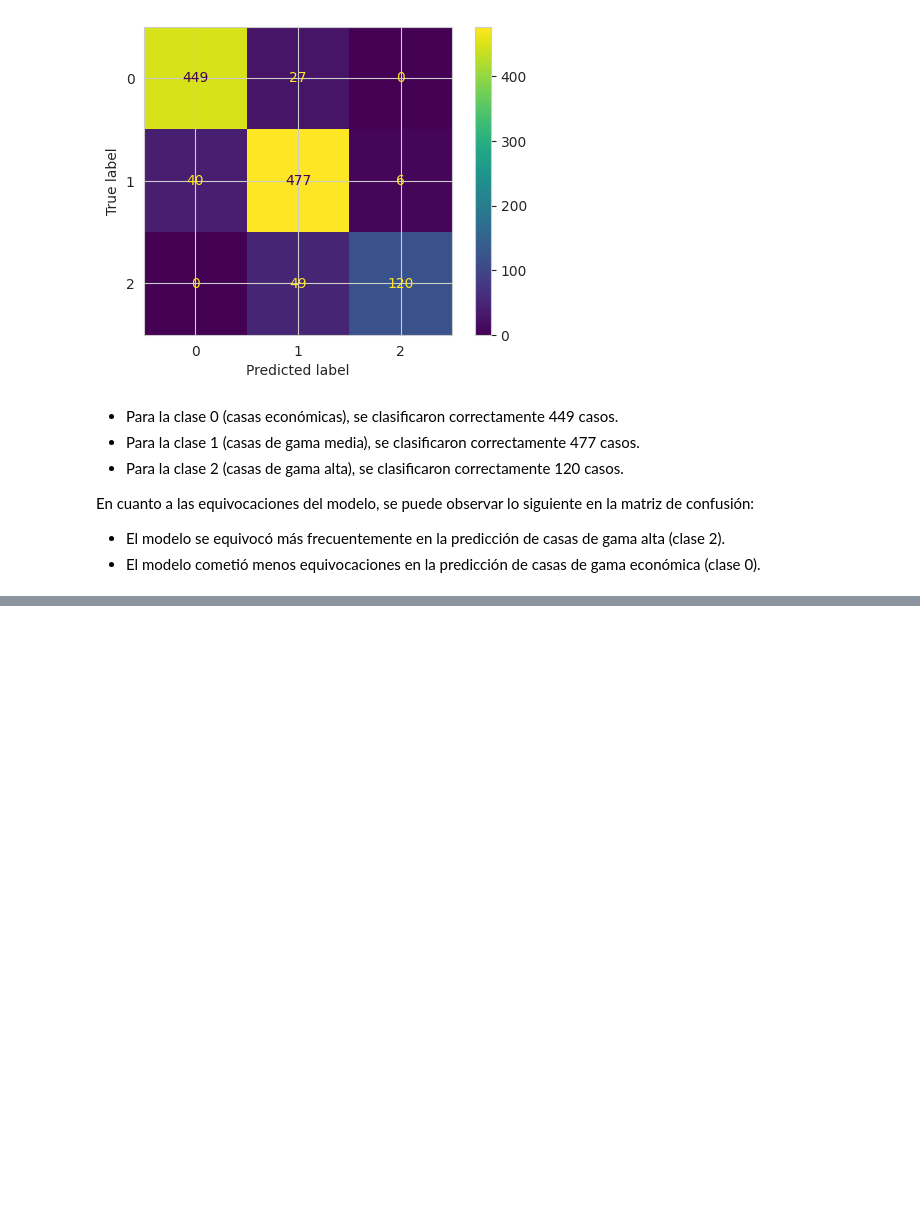
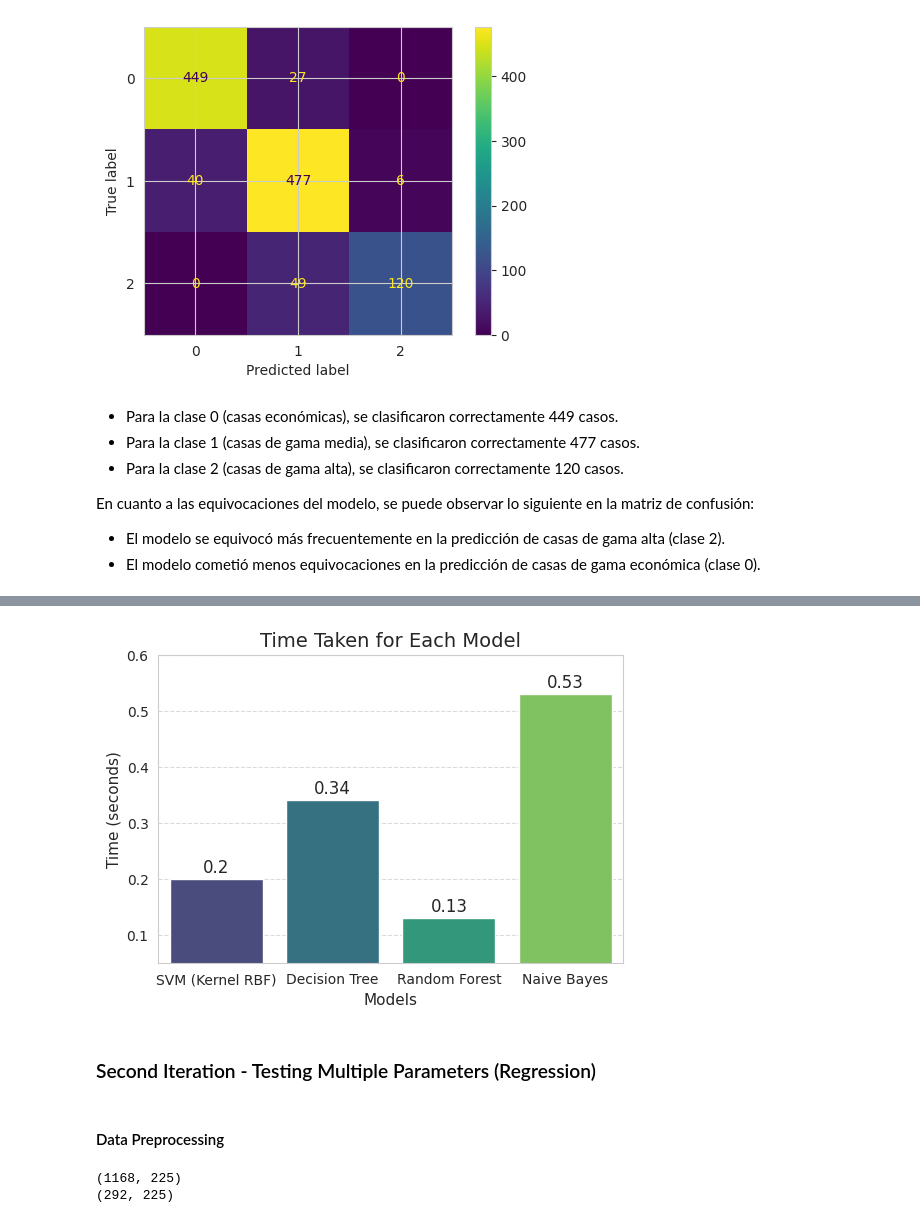
Before and after one commit to Andrea-gt/dm-hw-smv, a Jupyter notebook: dm_hw_svm.ipynb, the cells around one changed output, grey strips where cells are left out. Drawn from its saved outputs; the diff is of its cells as text; code cells hidden in the pictures; blank space fills up the shorter version.

```diff
--- a/dm_hw_svm.ipynb
+++ b/dm_hw_svm.ipynb
@@ -615,0 +797,22 @@ Al comparar la eficiencia del modelo SVM con kernel RBF y otros algoritmos en ho
+# %%
+# Plot settings
+sns.barplot(x=x_dataGraph, y=timeDataGraph, hue=x_dataGraph, palette="viridis")
+plt.title('Time Taken for Each Model', fontsize=14)
+plt.xlabel('Models', fontsize=11)
+plt.ylabel('Time (seconds)', fontsize=11)
+plt.ylim(0.05, 0.60)
+plt.grid(axis='y', linestyle='--', alpha=0.7)
+plt.xticks(fontsize=10)
+plt.yticks(fontsize=10)
+
+# Add accuracy values on top of the bars
+for i, v in enumerate(timeDataGraph):
+    plt.text(i, v + 0.005, str(v), ha='center', va='bottom', fontsize=12)
+
+plt.show()
+# %% [output]
+[figure, added]
+# %% [markdown]
+### Second Iteration - Testing Multiple Parameters (Regression)
+# %% [markdown]
+#### Data Preprocessing
@@ -615,0 +832,6 @@ Al comparar la eficiencia del modelo SVM con kernel RBF y otros algoritmos en ho
+# %%
+print(X_train.shape)
+print(X_test.shape)
+# %% [output]
+(1168, 225)
+(292, 225)
```
Also changed, not shown: parts of 37 cells of this notebook.
